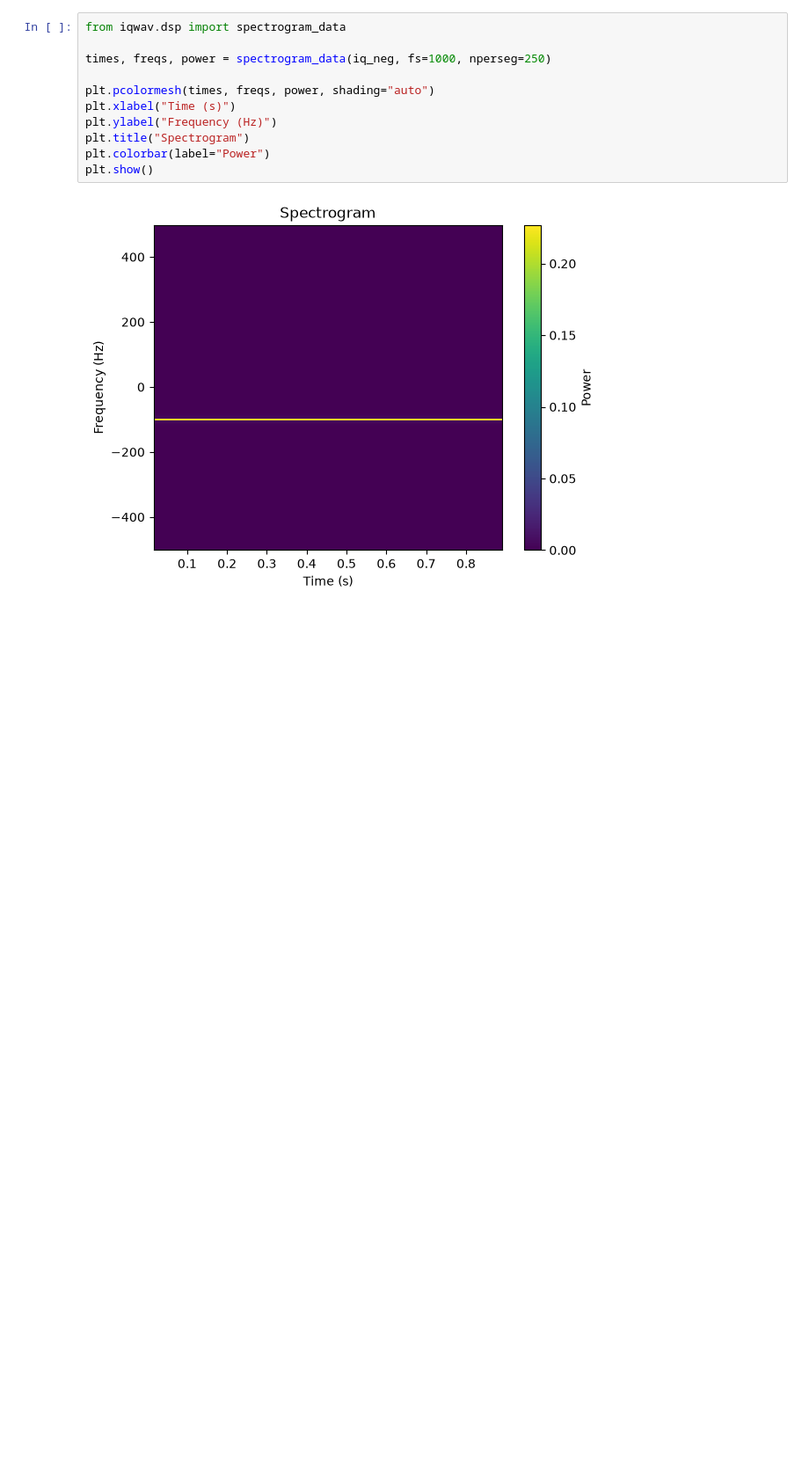
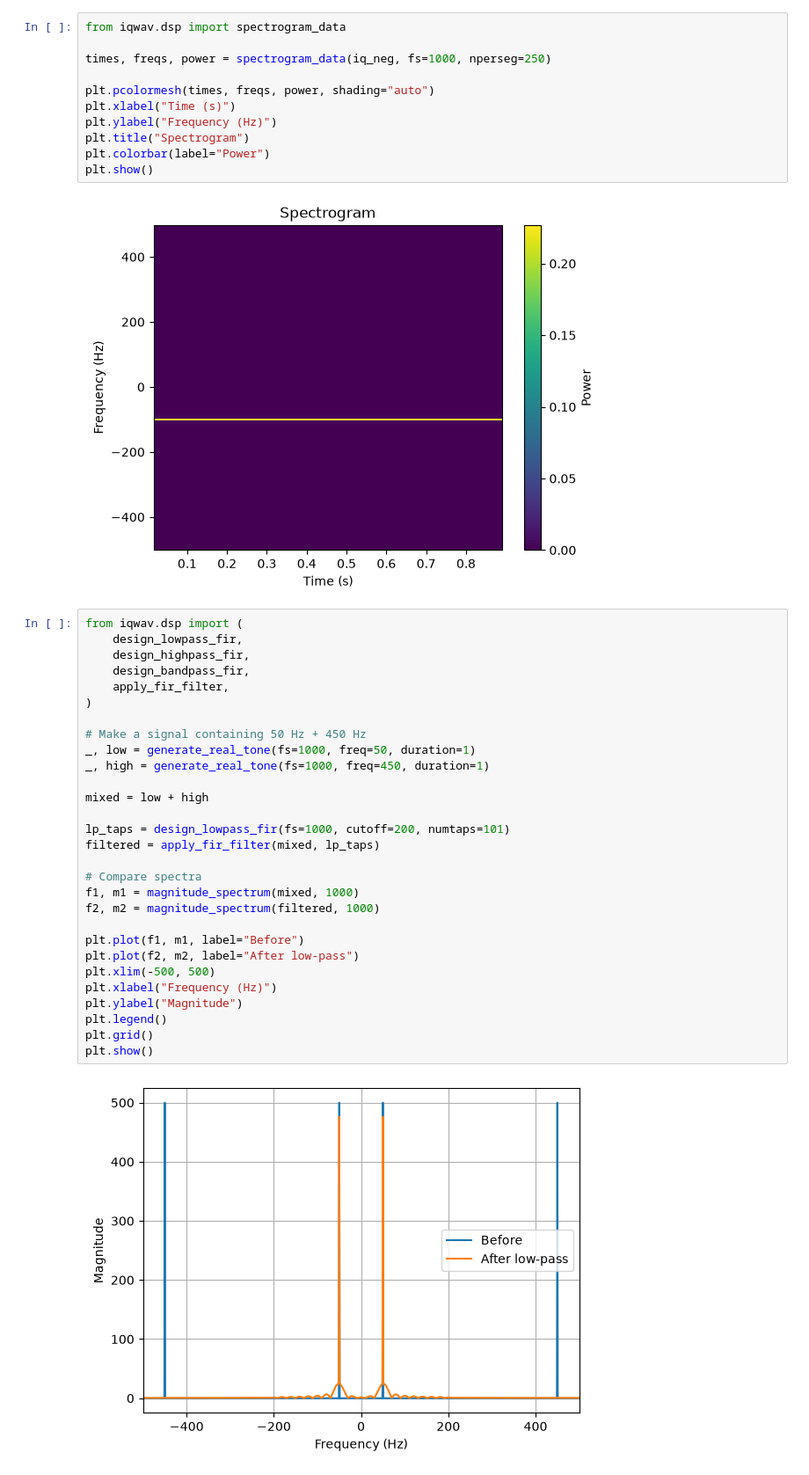
Before and after one commit to Andro-HM/IQWAV, a Jupyter notebook: notebooks/learning/01_tone_generation.ipynb, the cells around one changed output. Shown at 88% size. Drawn from its saved outputs; the diff is of its cells as text; blank space fills up the shorter version.

Commit message:
Add FIR filtering utilities

```diff
--- a/notebooks/learning/01_tone_generation.ipynb
+++ b/notebooks/learning/01_tone_generation.ipynb
@@ -159,3 +159,34 @@ plt.colorbar(label="Power")
 plt.show()
 # %% [output]
 [figure]
+# %%
+from iqwav.dsp import (
+    design_lowpass_fir,
+    design_highpass_fir,
+    design_bandpass_fir,
+    apply_fir_filter,
+)
+
+# Make a signal containing 50 Hz + 450 Hz
+_, low = generate_real_tone(fs=1000, freq=50, duration=1)
+_, high = generate_real_tone(fs=1000, freq=450, duration=1)
+
+mixed = low + high
+
+lp_taps = design_lowpass_fir(fs=1000, cutoff=200, numtaps=101)
+filtered = apply_fir_filter(mixed, lp_taps)
+
+# Compare spectra
+f1, m1 = magnitude_spectrum(mixed, 1000)
+f2, m2 = magnitude_spectrum(filtered, 1000)
+
+plt.plot(f1, m1, label="Before")
+plt.plot(f2, m2, label="After low-pass")
+plt.xlim(-500, 500)
+plt.xlabel("Frequency (Hz)")
+plt.ylabel("Magnitude")
+plt.legend()
+plt.grid()
+plt.show()
+# %% [output]
+[figure, added]
```
Also changed, not shown: 4 other files.
